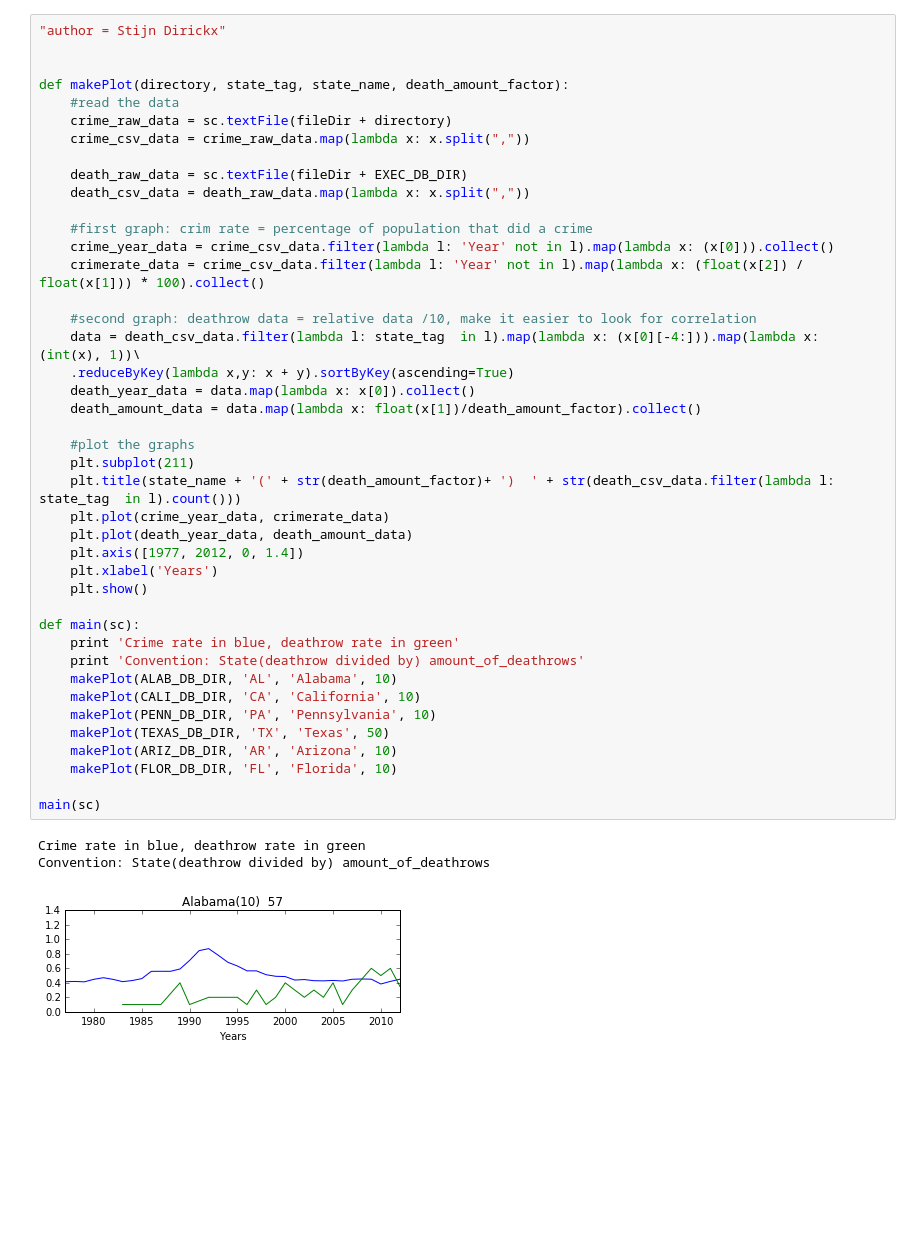
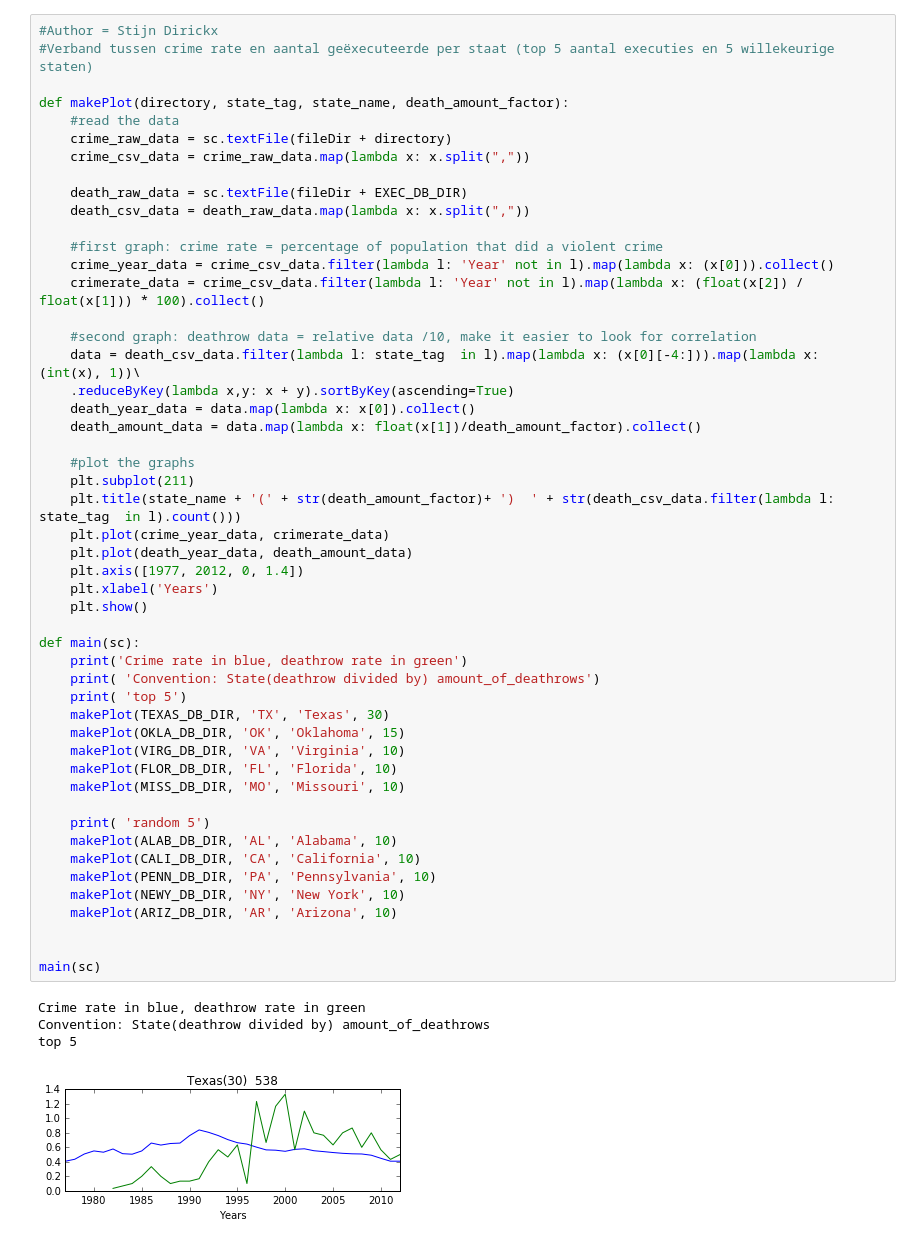
Before and after one commit to stijndirickx/Project_DeathRow, a Jupyter notebook: data_miner.ipynb, the cells around one changed output. Cells and saved outputs as stored; diff of their text form; blank space fills up the shorter version.

Commit message:
Merged sami + stijn
Showmap from sami still has an error, also some duplicate code in it

```diff
--- a/data_miner.ipynb
+++ b/data_miner.ipynb
@@ -38,6 +422,6 @@ OT = "Other"
 # %%
-"author = Stijn Dirickx"
-
+#Author = Stijn Dirickx
+#Verband tussen crime rate en aantal geëxecuteerde per staat (top 5 aantal executies en 5 willekeurige staten)
 
 def makePlot(directory, state_tag, state_name, death_amount_factor):
     #read the data
@@ -47,37 +431,46 @@ def makePlot(directory, state_tag, state_name, death_amount_factor):
     death_raw_data = sc.textFile(fileDir + EXEC_DB_DIR)
     death_csv_data = death_raw_data.map(lambda x: x.split(","))
 
-    #first graph: crim rate = percentage of population that did a crime
+    #first graph: crime rate = percentage of population that did a violent crime
     crime_year_data = crime_csv_data.filter(lambda l: 'Year' not in l).map(lambda x: (x[0])).collect()
     crimerate_data = crime_csv_data.filter(lambda l: 'Year' not in l).map(lambda x: (float(x[2]) / float(x[1])) * 100).collect()
 
     #second graph: deathrow data = relative data /10, make it easier to look for correlation
     data = death_csv_data.filter(lambda l: state_tag  in l).map(lambda x: (x[0][-4:])).map(lambda x: (int(x), 1))\
     .reduceByKey(lambda x,y: x + y).sortByKey(ascending=True)
     death_year_data = data.map(lambda x: x[0]).collect()
     death_amount_data = data.map(lambda x: float(x[1])/death_amount_factor).collect()
 
     #plot the graphs
     plt.subplot(211)
     plt.title(state_name + '(' + str(death_amount_factor)+ ')  ' + str(death_csv_data.filter(lambda l: state_tag  in l).count()))
     plt.plot(crime_year_data, crimerate_data)
     plt.plot(death_year_data, death_amount_data)
     plt.axis([1977, 2012, 0, 1.4])
     plt.xlabel('Years')
     plt.show()
 
 def main(sc):
-    print 'Crime rate in blue, deathrow rate in green'
-    print 'Convention: State(deathrow divided by) amount_of_deathrows'
+    print('Crime rate in blue, deathrow rate in green')
+    print( 'Convention: State(deathrow divided by) amount_of_deathrows')
+    print( 'top 5')
+    makePlot(TEXAS_DB_DIR, 'TX', 'Texas', 30)
+    makePlot(OKLA_DB_DIR, 'OK', 'Oklahoma', 15)
+    makePlot(VIRG_DB_DIR, 'VA', 'Virginia', 10)
+    makePlot(FLOR_DB_DIR, 'FL', 'Florida', 10)
+    makePlot(MISS_DB_DIR, 'MO', 'Missouri', 10)
+
+    print( 'random 5')
     makePlot(ALAB_DB_DIR, 'AL', 'Alabama', 10)
     makePlot(CALI_DB_DIR, 'CA', 'California', 10)
     makePlot(PENN_DB_DIR, 'PA', 'Pennsylvania', 10)
-    makePlot(TEXAS_DB_DIR, 'TX', 'Texas', 50)
+    makePlot(NEWY_DB_DIR, 'NY', 'New York', 10)
     makePlot(ARIZ_DB_DIR, 'AR', 'Arizona', 10)
-    makePlot(FLOR_DB_DIR, 'FL', 'Florida', 10)
+
 
 main(sc)
 # %% [output]
 Crime rate in blue, deathrow rate in green
 Convention: State(deathrow divided by) amount_of_deathrows
+top 5
-[figure, old version]
+[figure, new version]
```
Also changed, not shown: parts of 9 cells of this notebook, 8 other files.
